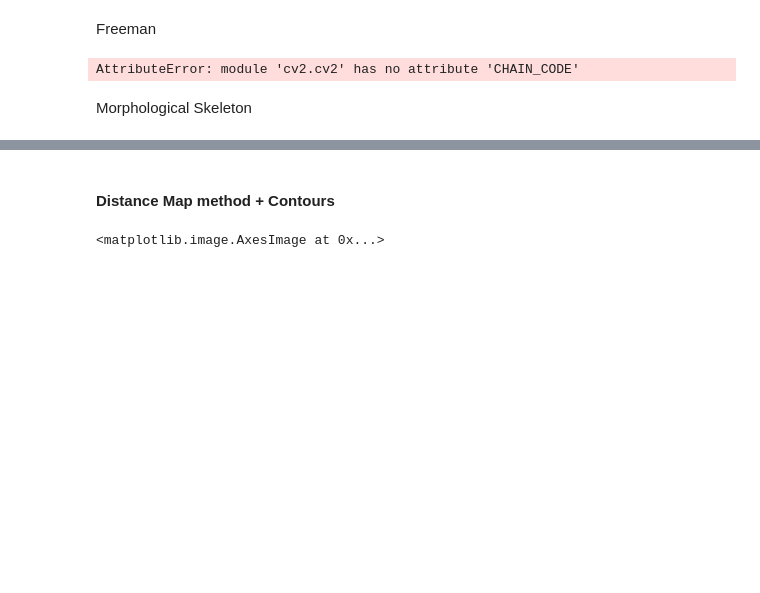
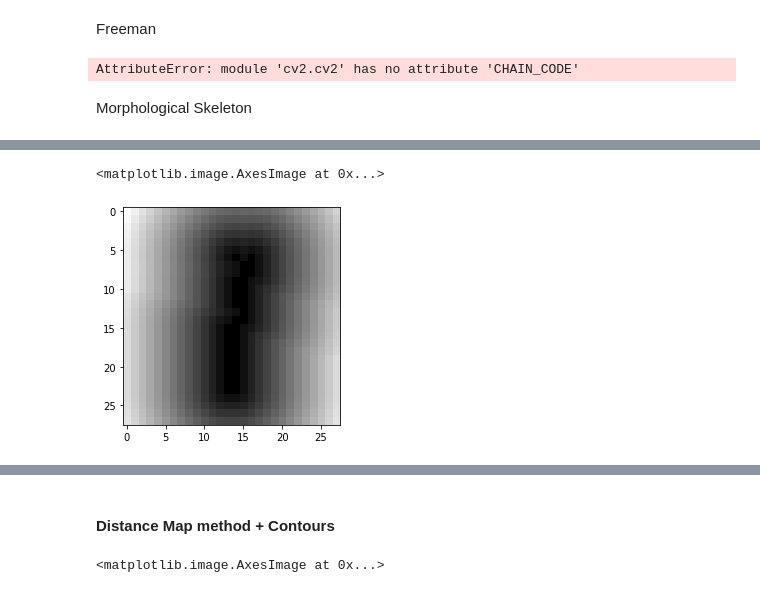
Before and after one commit to Jiang15/Image_analysis_and_pattern-recognition, a Jupyter notebook: Lab 2/lab_02_object_description.ipynb, the cells around one changed output, grey strips where cells are left out. Cells and saved outputs as stored; diff of their text form; code cells hidden in the pictures; blank space fills up the shorter version.

```diff
--- a/Lab 2/lab_02_object_description.ipynb
+++ b/Lab 2/lab_02_object_description.ipynb
@@ -533,0 +555,6 @@ for ax, im, nm in zip(axes[1], ones_im, ones_names):
+# %%
+distance_map_1 = morphology.distance_transform_edt(1-Sr_ones_im[6])
+plt.imshow(distance_map_1, cmap ='gray')
+# %% [output]
+<matplotlib.image.AxesImage at 0x...>
+[figure, added]
```
Also changed, not shown: parts of 5 cells of this notebook.
